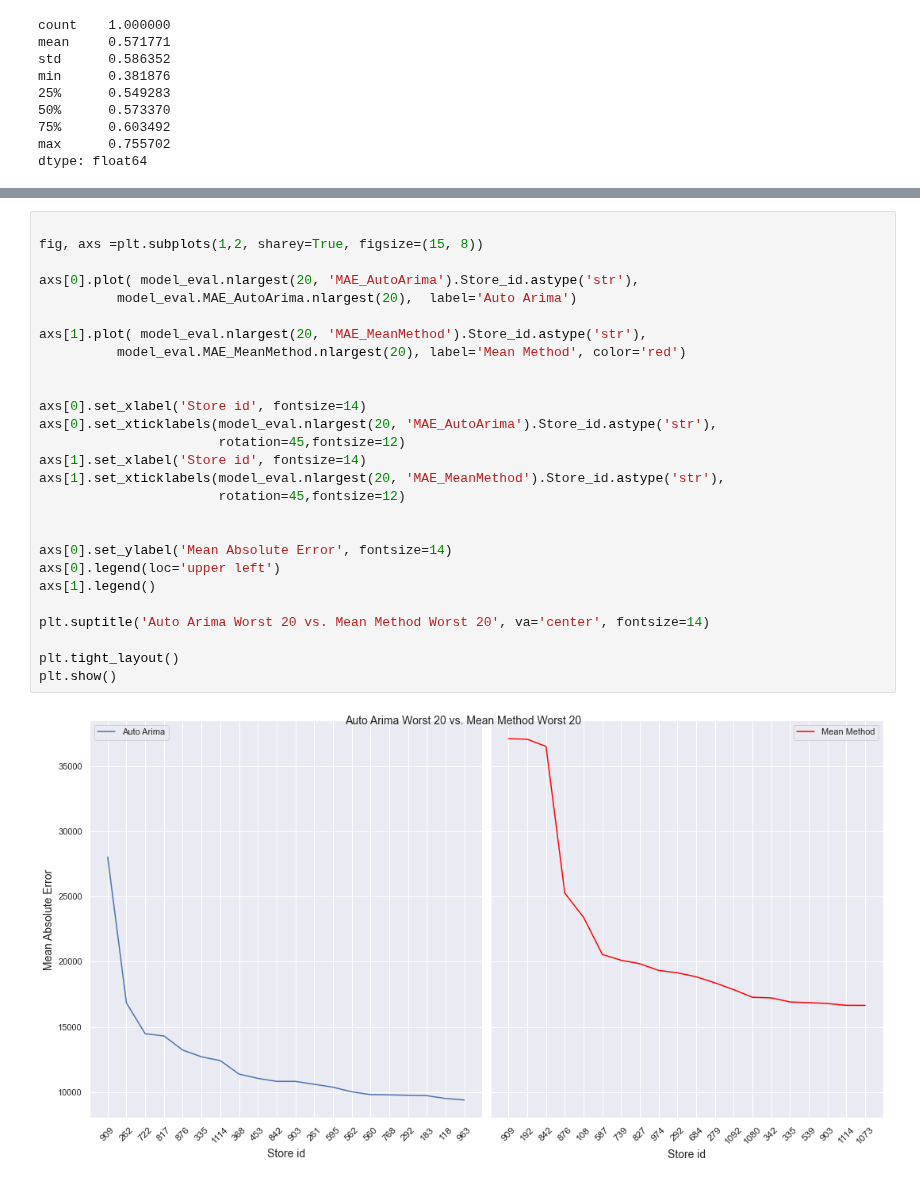
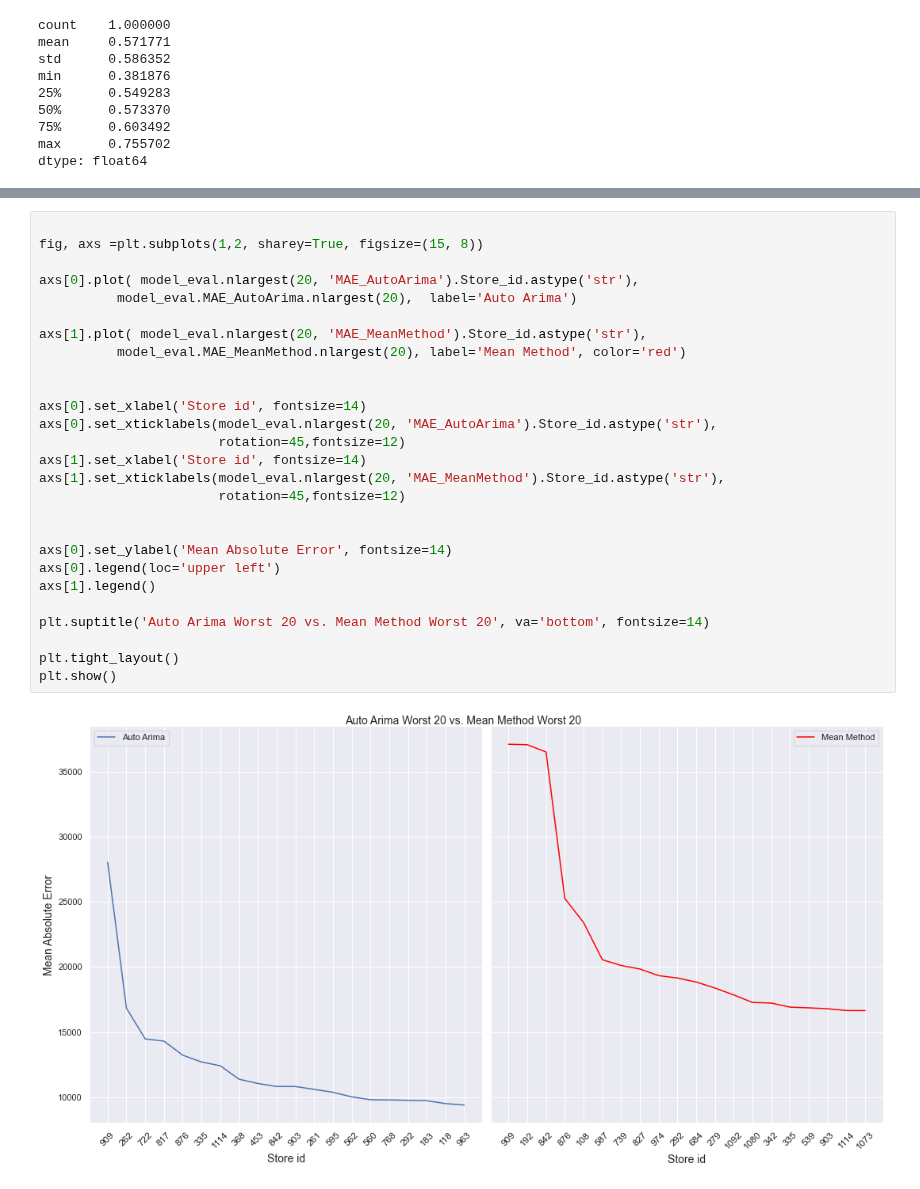
Before and after one commit to yoyo6022/covid-19, a Jupyter notebook: Notebook/Model Evaluation.ipynb, the cells around one changed output, grey strips where cells are left out. Cells and saved outputs as stored; diff of their text form.

```diff
--- a/Notebook/Model Evaluation.ipynb
+++ b/Notebook/Model Evaluation.ipynb
@@ -160,29 +160,29 @@ plt.show()
 # %%
 
 fig, axs =plt.subplots(1,2, sharey=True, figsize=(15, 8))
 
 axs[0].plot( model_eval.nlargest(20, 'MAE_AutoArima').Store_id.astype('str'),
           model_eval.MAE_AutoArima.nlargest(20),  label='Auto Arima')
 
 axs[1].plot( model_eval.nlargest(20, 'MAE_MeanMethod').Store_id.astype('str'),
           model_eval.MAE_MeanMethod.nlargest(20), label='Mean Method', color='red')
 
 
 axs[0].set_xlabel('Store id', fontsize=14)
 axs[0].set_xticklabels(model_eval.nlargest(20, 'MAE_AutoArima').Store_id.astype('str'),
                        rotation=45,fontsize=12)
 axs[1].set_xlabel('Store id', fontsize=14)
 axs[1].set_xticklabels(model_eval.nlargest(20, 'MAE_MeanMethod').Store_id.astype('str'),
                        rotation=45,fontsize=12)
 
 
 axs[0].set_ylabel('Mean Absolute Error', fontsize=14)
 axs[0].legend(loc='upper left')
 axs[1].legend()
 
-plt.suptitle('Auto Arima Worst 20 vs. Mean Method Worst 20', va='center', fontsize=14)
+plt.suptitle('Auto Arima Worst 20 vs. Mean Method Worst 20', va='bottom', fontsize=14)
 
 plt.tight_layout()
 plt.show()
 # %% [output]
-[figure, old version]
+[figure, new version]
```
Also changed, not shown: parts of 8 cells of this notebook.
